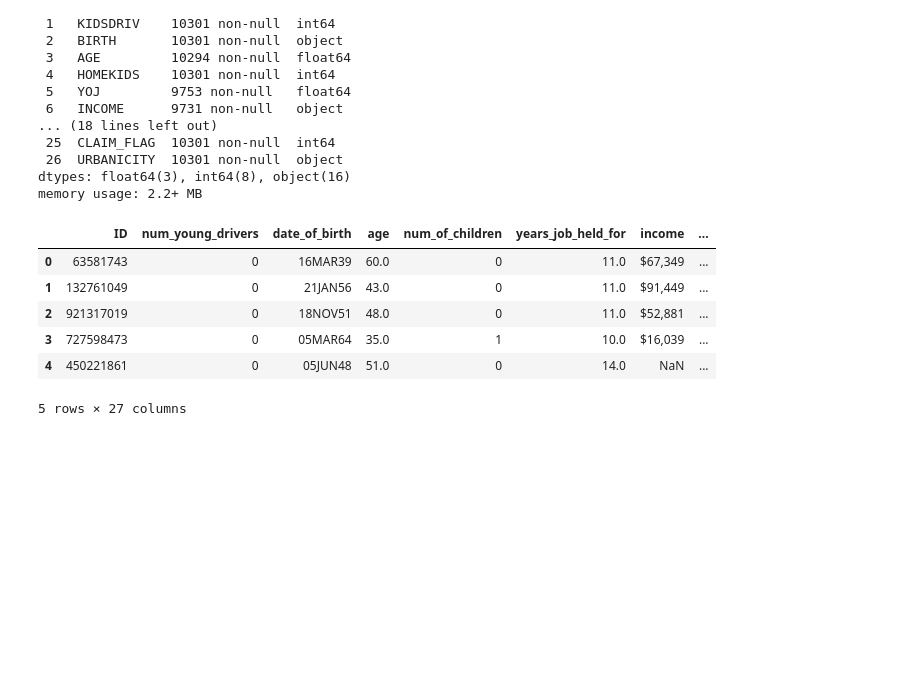
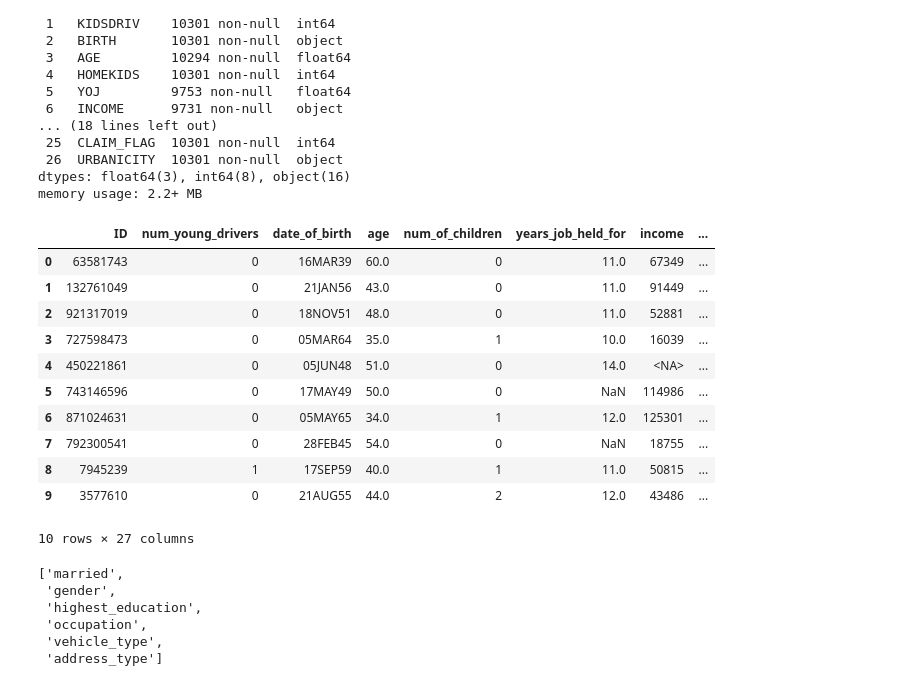
Before and after one commit to overduality/car_insurance, a Jupyter notebook: data_read.ipynb, the cells around one changed output. Cells and saved outputs as stored; diff of their text form; code cells hidden in the pictures; blank space fills up the shorter version.

Commit message:
data cleaning

```diff
--- a/data_read.ipynb
+++ b/data_read.ipynb
@@ -74,15 +74,20 @@ col_names = {
 
 data_df.rename(columns = col_names, inplace=True)
 # %%
-data_df.head()
+data_df.head(10)
 # %% [output]
 |  | ID | num_young_drivers | date_of_birth | age | num_of_children | years_job_held_for | income | ... |
-| 0 | 63581743 | 0 | 16MAR39 | 60.0 | 0 | 11.0 | $67,349 | ... |
-| 1 | 132761049 | 0 | 21JAN56 | 43.0 | 0 | 11.0 | $91,449 | ... |
-| 2 | 921317019 | 0 | 18NOV51 | 48.0 | 0 | 11.0 | $52,881 | ... |
-| 3 | 727598473 | 0 | 05MAR64 | 35.0 | 1 | 10.0 | $16,039 | ... |
-| 4 | 450221861 | 0 | 05JUN48 | 51.0 | 0 | 14.0 | NaN | ... |
+| 0 | 63581743 | 0 | 16MAR39 | 60.0 | 0 | 11.0 | 67349 | ... |
+| 1 | 132761049 | 0 | 21JAN56 | 43.0 | 0 | 11.0 | 91449 | ... |
+| 2 | 921317019 | 0 | 18NOV51 | 48.0 | 0 | 11.0 | 52881 | ... |
+| 3 | 727598473 | 0 | 05MAR64 | 35.0 | 1 | 10.0 | 16039 | ... |
+| 4 | 450221861 | 0 | 05JUN48 | 51.0 | 0 | 14.0 | <NA> | ... |
+| 5 | 743146596 | 0 | 17MAY49 | 50.0 | 0 | NaN | 114986 | ... |
+| 6 | 871024631 | 0 | 05MAY65 | 34.0 | 1 | 12.0 | 125301 | ... |
+| 7 | 792300541 | 0 | 28FEB45 | 54.0 | 0 | NaN | 18755 | ... |
+| 8 | 7945239 | 1 | 17SEP59 | 40.0 | 1 | 11.0 | 50815 | ... |
+| 9 | 3577610 | 0 | 21AUG55 | 44.0 | 2 | 12.0 | 43486 | ... |
-5 rows × 27 columns
+10 rows × 27 columns
 # %%
 currency_cols = ['income', 'value_of_home', 'vehicle_value', '5_year_total_claims_value', 'new_claim_value']
 
@@ -90,0 +107,9 @@ for col in currency_cols:
+# %%
+cols_with_z_prefix
+# %% [output]
+['married',
+ 'gender',
+ 'highest_education',
+ 'occupation',
+ 'vehicle_type',
+ 'address_type']
```
Also changed, not shown: parts of 9 cells of this notebook.
